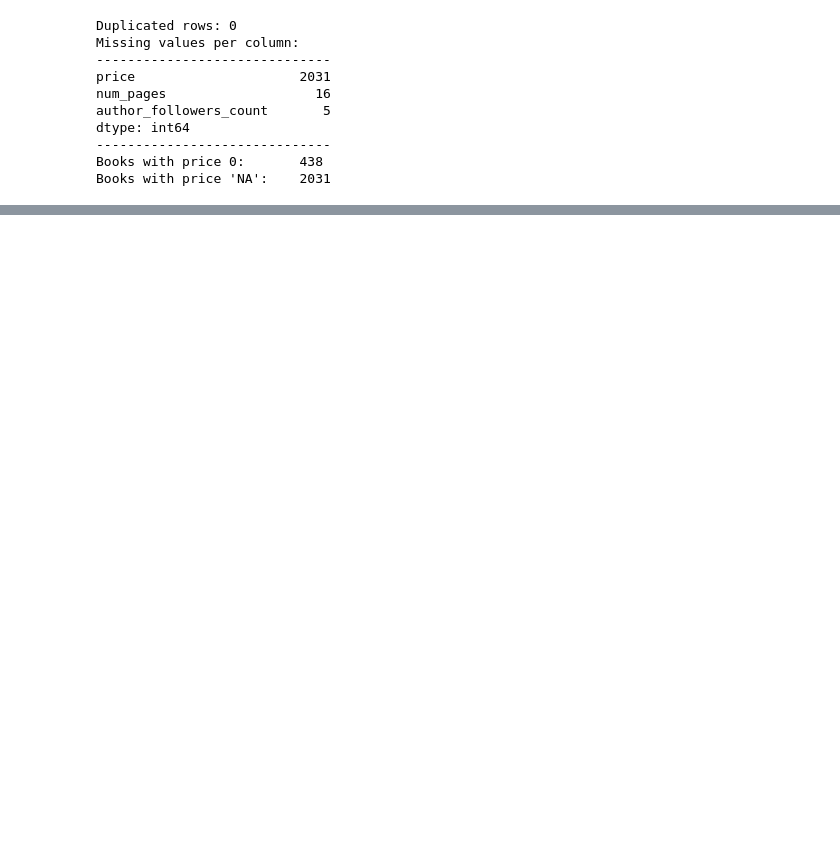
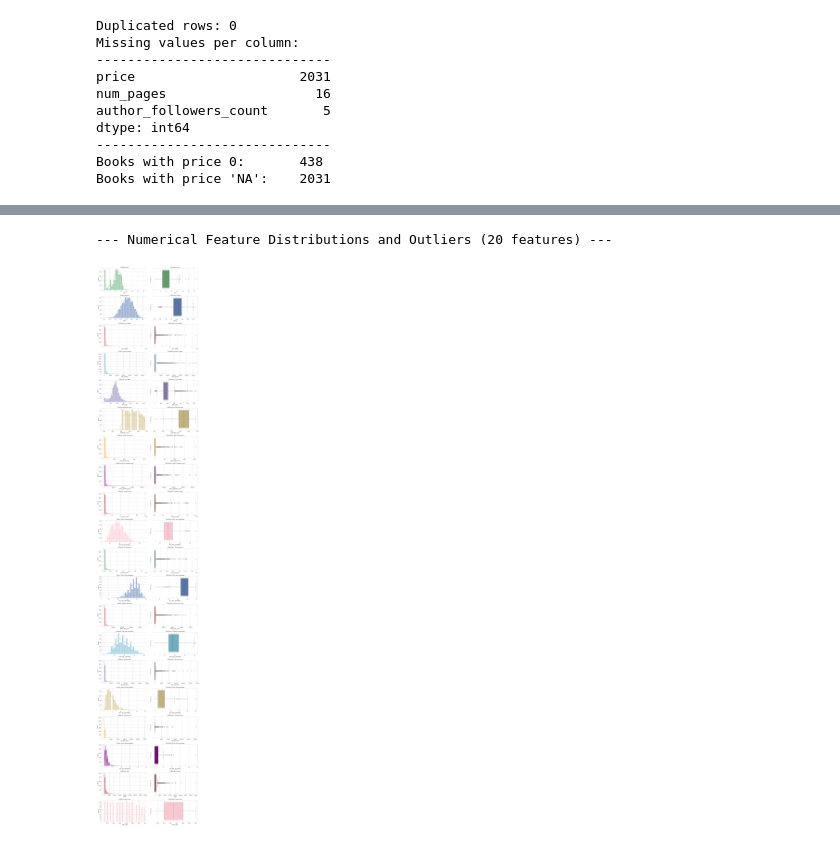
Before and after one commit to FIT-SE23/GoodreadsChoiceAwards, a Jupyter notebook: Notebooks/01_data_exploration.ipynb, the cells around one changed output, grey strips where cells are left out. Cells and saved outputs as stored; diff of their text form; code cells hidden in the pictures; blank space fills up the shorter version.

```diff
--- a/Notebooks/01_data_exploration.ipynb
+++ b/Notebooks/01_data_exploration.ipynb
@@ -204,0 +131,38 @@ Outlier Visualization for Numerical Features:
+# %%
+# ==========================================
+# 6. NUMERICAL FEATURE DISTRIBUTIONS & OUTLIERS
+# ==========================================
+
+# 1. Identify numerical features
+df_columns = df.columns
+categorical_features = ['title', 'genres', 'category', 'author']
+numerical_features = [col for col in df_columns if col not in categorical_features]
+
+num_features = len(numerical_features)
+colors = ['g', 'b', 'r', 'c', 'm', 'y', 'orange', 'purple', 'brown', 'pink']
+
+# 2. Create subplots: 1 row per feature, 2 columns (Boxplot | Histogram)
+print(f"\n--- Numerical Feature Distributions and Outliers ({num_features} features) ---")
+fig, axes = plt.subplots(num_features, 2, figsize=(15, 4 * num_features))
+
+for idx, col in enumerate(numerical_features):
+    # Select color for this row
+    current_color = colors[idx % len(colors)]
+
+    # Left Side: Box Plot (Outlier Visualization)
+    sns.boxplot(x=df[col], color=current_color, ax=axes[idx, 1])
+    axes[idx, 0].set_title(f'Outliers of {col}', fontsize=12)
+    axes[idx, 0].set_xlabel('')
+
+    # Right Side: Histogram (Distribution Visualization)
+    sns.histplot(df[col], bins=30, kde=True, color=current_color, ax=axes[idx, 0])
+    axes[idx, 1].set_title(f'Distribution of {col}', fontsize=12)
+    axes[idx, 1].set_xlabel(col)
+    axes[idx, 1].set_ylabel('Frequency')
+
+# 3. Final polish
+plt.tight_layout()
+plt.show()
+# %% [output]
+--- Numerical Feature Distributions and Outliers (20 features) ---
+[figure, added]
```
Also changed, not shown: parts of 36 cells of this notebook.
